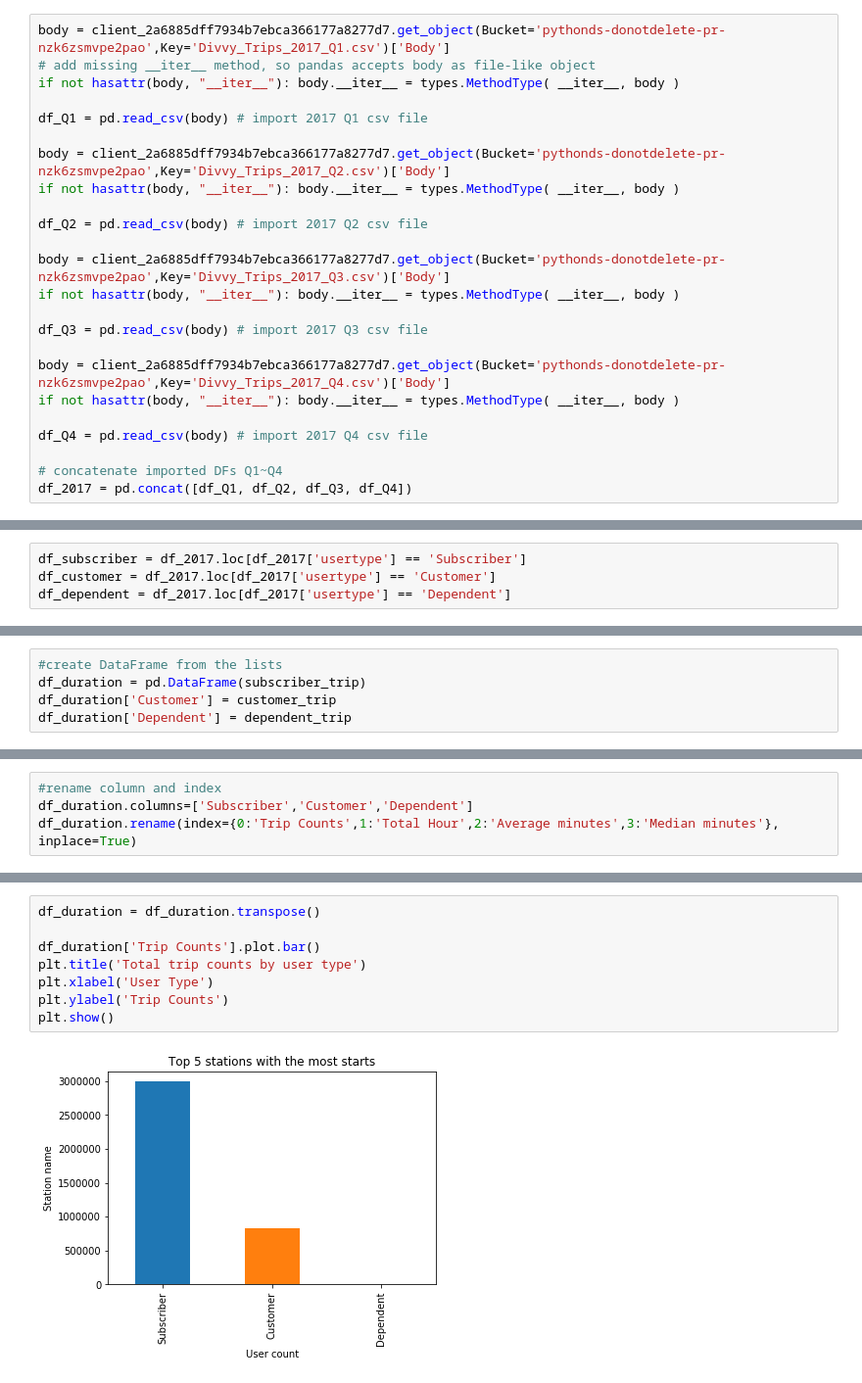
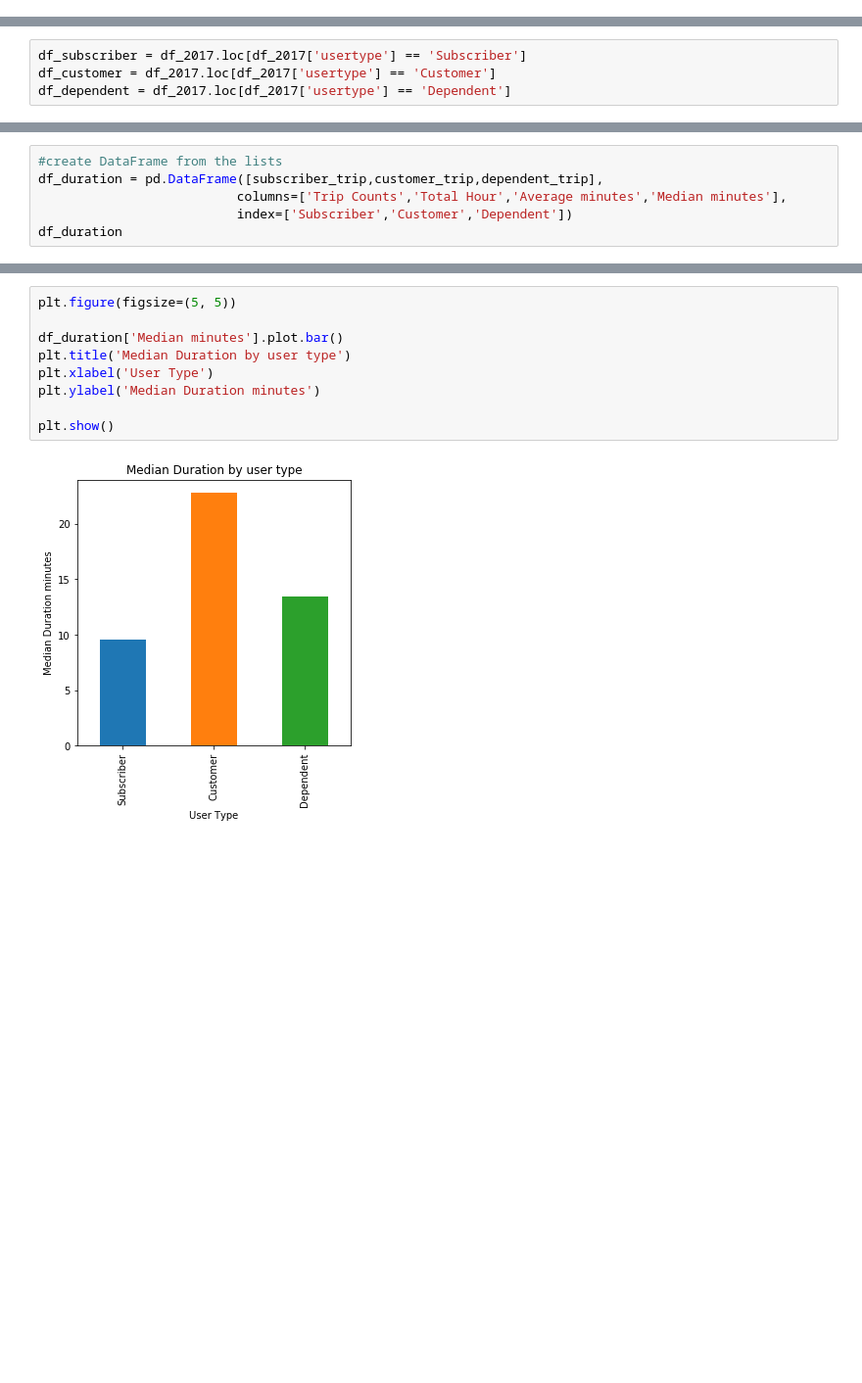
Before and after one commit to yshinomiya1q85/ys, a Jupyter notebook: capstone DS.ipynb, the cells around one changed output, grey strips where cells are left out. Shown at 98% size. Drawn from its saved outputs; the diff is of its cells as text; blank space fills up the shorter version.

```diff
--- a/capstone DS.ipynb
+++ b/capstone DS.ipynb
@@ -1,26 +7,2 @@
 # %%
 # The code was removed by Watson Studio for sharing.
-# %%
-body = client_2a6885dff7934b7ebca366177a8277d7.get_object(Bucket='pythonds-donotdelete-pr-nzk6zsmvpe2pao',Key='Divvy_Trips_2017_Q1.csv')['Body']
-# add missing __iter__ method, so pandas accepts body as file-like object
-if not hasattr(body, "__iter__"): body.__iter__ = types.MethodType( __iter__, body )
-
-df_Q1 = pd.read_csv(body) # import 2017 Q1 csv file
-
-body = client_2a6885dff7934b7ebca366177a8277d7.get_object(Bucket='pythonds-donotdelete-pr-nzk6zsmvpe2pao',Key='Divvy_Trips_2017_Q2.csv')['Body']
-if not hasattr(body, "__iter__"): body.__iter__ = types.MethodType( __iter__, body )
-
-df_Q2 = pd.read_csv(body) # import 2017 Q2 csv file
-
-body = client_2a6885dff7934b7ebca366177a8277d7.get_object(Bucket='pythonds-donotdelete-pr-nzk6zsmvpe2pao',Key='Divvy_Trips_2017_Q3.csv')['Body']
-if not hasattr(body, "__iter__"): body.__iter__ = types.MethodType( __iter__, body )
-
-df_Q3 = pd.read_csv(body) # import 2017 Q3 csv file
-
-body = client_2a6885dff7934b7ebca366177a8277d7.get_object(Bucket='pythonds-donotdelete-pr-nzk6zsmvpe2pao',Key='Divvy_Trips_2017_Q4.csv')['Body']
-if not hasattr(body, "__iter__"): body.__iter__ = types.MethodType( __iter__, body )
-
-df_Q4 = pd.read_csv(body) # import 2017 Q4 csv file
-
-# concatenate imported DFs Q1~Q4
-df_2017 = pd.concat([df_Q1, df_Q2, df_Q3, df_Q4])
@@ -103,5 +95,6 @@ dependent_trip
 # %%
 #create DataFrame from the lists
-df_duration = pd.DataFrame(subscriber_trip)
-df_duration['Customer'] = customer_trip
-df_duration['Dependent'] = dependent_trip
+df_duration = pd.DataFrame([subscriber_trip,customer_trip,dependent_trip],
+                          columns=['Trip Counts','Total Hour','Average minutes','Median minutes'],
+                          index=['Subscriber','Customer','Dependent'])
+df_duration
@@ -108,4 +105,0 @@ df_duration['Dependent'] = dependent_trip
-# %%
-#rename column and index
-df_duration.columns=['Subscriber','Customer','Dependent']
-df_duration.rename(index={0:'Trip Counts',1:'Total Hour',2:'Average minutes',3:'Median minutes'}, inplace=True)
@@ -112,10 +124,11 @@ df_duration.rename(index={0:'Trip Counts',1:'Total Hour',2:'Average minutes',3:'
 # %%
-df_duration = df_duration.transpose()
+plt.figure(figsize=(5, 5))
 
-df_duration['Trip Counts'].plot.bar()
-plt.title('Total trip counts by user type')
+df_duration['Median minutes'].plot.bar()
+plt.title('Median Duration by user type')
 plt.xlabel('User Type')
-plt.ylabel('Trip Counts')
+plt.ylabel('Median Duration minutes')
+
 plt.show()
 # %% [output]
-[figure, old version]
+[figure, new version]
```
Also changed, not shown: parts of 15 cells of this notebook.
